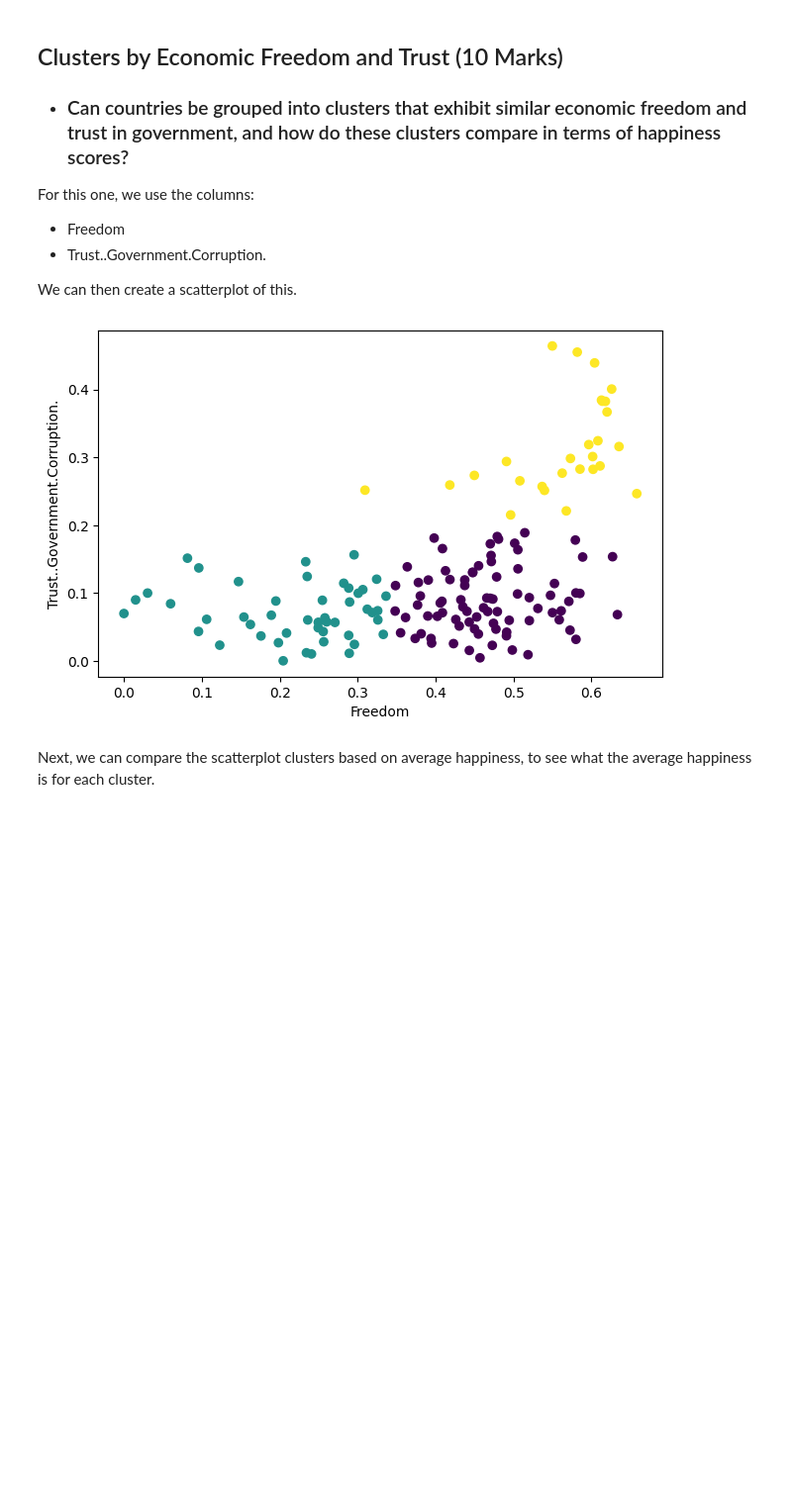
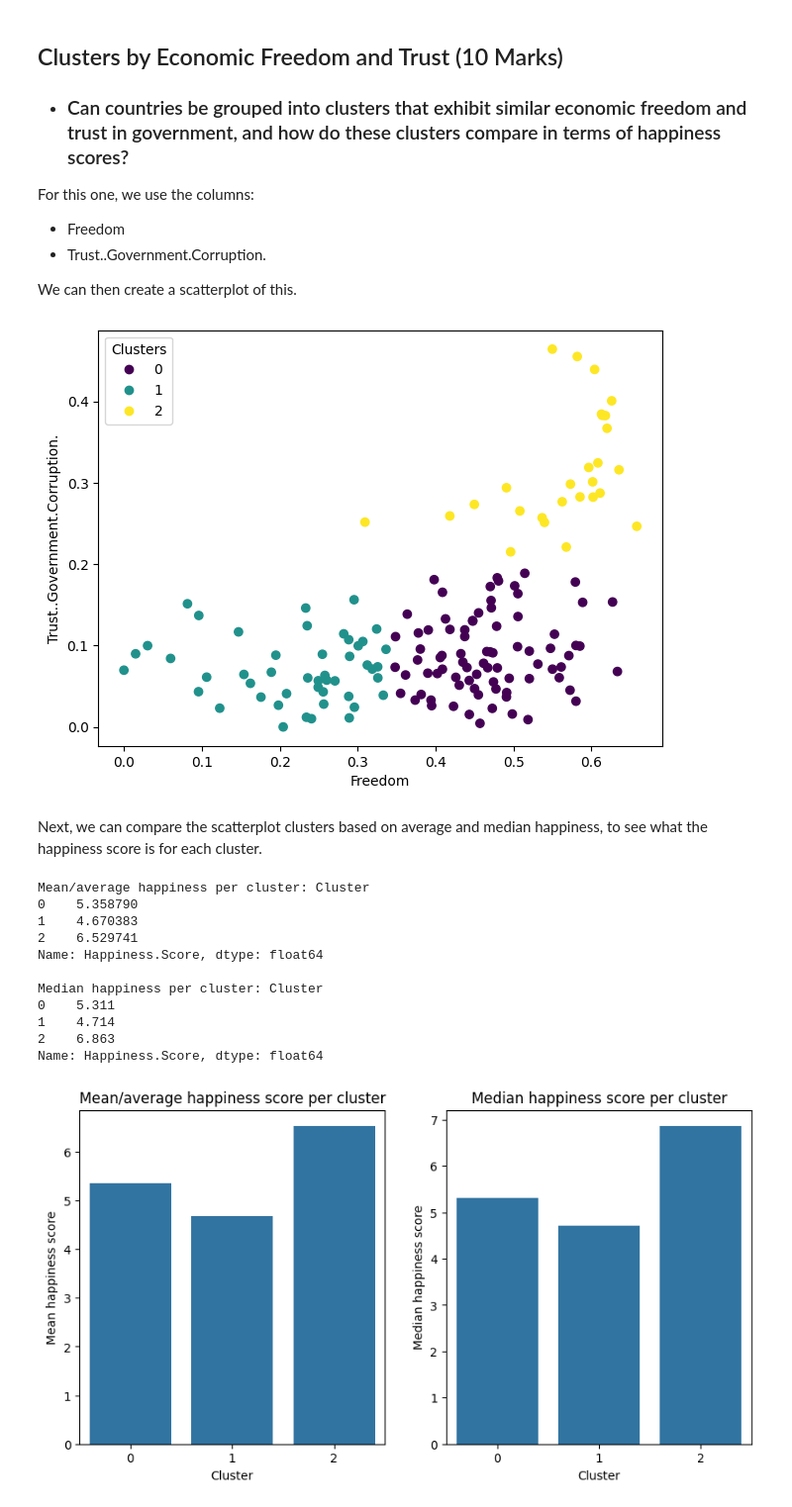
Before and after one commit to Vovegog/IBE400---Group-Project, a Jupyter notebook: groupProject.ipynb, the cells around one changed output. Shown at 99% size. Drawn from its saved outputs; the diff is of its cells as text; code cells hidden in the pictures; blank space fills up the shorter version.

```diff
--- a/groupProject.ipynb
+++ b/groupProject.ipynb
@@ -179,8 +180,46 @@ scaledClusterArray = StandardScaler().fit_transform(df[clusterArrayQ3])
 
 kmeans = KMeans(n_clusters=3, random_state=0).fit(scaledClusterArray)
 
-plotCluster(df[clusterArrayQ3], 3, kmeans)
+plotCluster(df[clusterArrayQ3], kmeans)
 # %% [output]
-[figure, old version]
+[figure, new version]
 # %% [markdown]
-Next, we can compare the scatterplot clusters based on average happiness, to see what the average happiness is for each cluster.
+Next, we can compare the scatterplot clusters based on average and median happiness, to see what the happiness score is for each cluster.
+# %%
+if df_happinessComparison is None: # This is correct, we check if the variable is initialized or not. Don't touch
+    df_happinessComparison = df.copy()
+    df_happinessComparison['Cluster'] = kmeans.labels_
+
+# Mean happiness score per cluster
+mean_happiness_per_cluster = df_happinessComparison.groupby('Cluster')['Happiness.Score'].mean()
+
+# Median happiness score per cluster
+median_happiness_per_cluster = df_happinessComparison.groupby('Cluster')['Happiness.Score'].median()
+
+print(f'Mean/average happiness per cluster: {mean_happiness_per_cluster}\n\nMedian happiness per cluster: {median_happiness_per_cluster}')
+
+plt.figure(figsize=(10, 5))
+plt.subplot(1, 2, 1)
+sns.barplot(x=mean_happiness_per_cluster.index, y=mean_happiness_per_cluster.values)
+plt.title('Mean/average happiness score per cluster')
+plt.xlabel('Cluster')
+plt.ylabel('Mean happiness score')
+plt.subplot(1, 2, 2)
+sns.barplot(x=median_happiness_per_cluster.index, y=median_happiness_per_cluster.values)
+plt.title('Median happiness score per cluster')
+plt.xlabel('Cluster')
+plt.ylabel('Median happiness score')
+plt.show()
+# %% [output]
+Mean/average happiness per cluster: Cluster
+0    5.358790
+1    4.670383
+2    6.529741
+Name: Happiness.Score, dtype: float64
+
+Median happiness per cluster: Cluster
+0    5.311
+1    4.714
+2    6.863
+Name: Happiness.Score, dtype: float64
+[figure, added]
```
Also changed, not shown: parts of 2 cells of this notebook.
